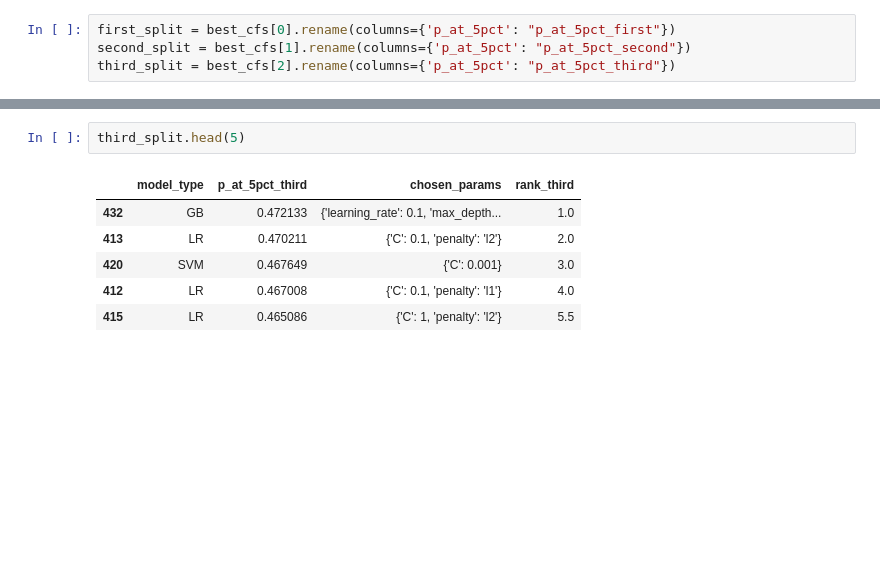
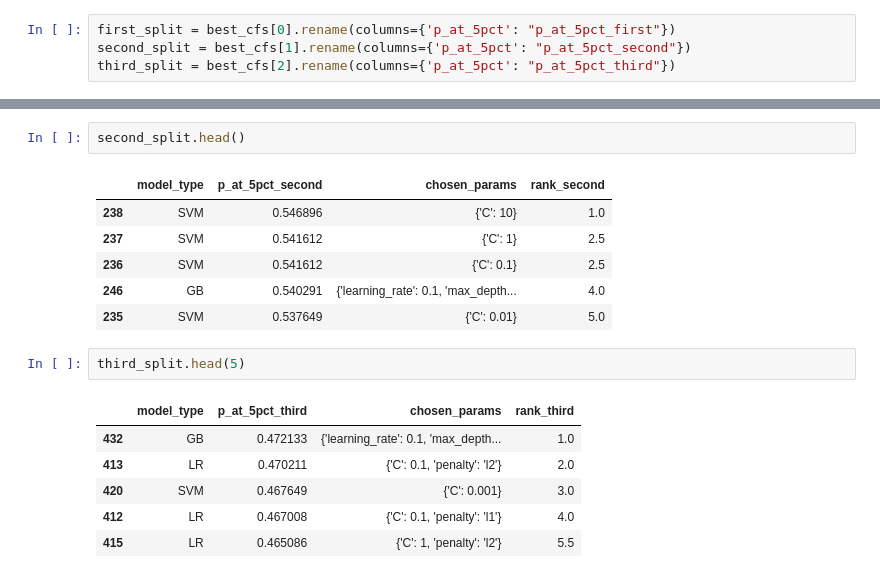
Before and after one commit to angelicavi/capp_ml_spring2020, a Jupyter notebook: run_pipeline.ipynb, the cells around one changed output, grey strips where cells are left out. Drawn from its saved outputs; the diff is of its cells as text; blank space fills up the shorter version.

```diff
--- a/run_pipeline.ipynb
+++ b/run_pipeline.ipynb
@@ -313,3 +280,12 @@ third_split = best_cfs[2].rename(columns={'p_at_5pct': "p_at_5pct_third"})
+# %%
+second_split.head()
+# %% [output]
+|  | model_type | p_at_5pct_second | chosen_params | rank_second |
+| 238 | SVM | 0.546896 | {'C': 10} | 1.0 |
+| 237 | SVM | 0.541612 | {'C': 1} | 2.5 |
+| 236 | SVM | 0.541612 | {'C': 0.1} | 2.5 |
+| 246 | GB | 0.540291 | {'learning_rate': 0.1, 'max_depth... | 4.0 |
+| 235 | SVM | 0.537649 | {'C': 0.01} | 5.0 |
 # %%
 third_split.head(5)
 # %% [output]
```
Also changed, not shown: parts of 24 cells of this notebook, 1 other file.
